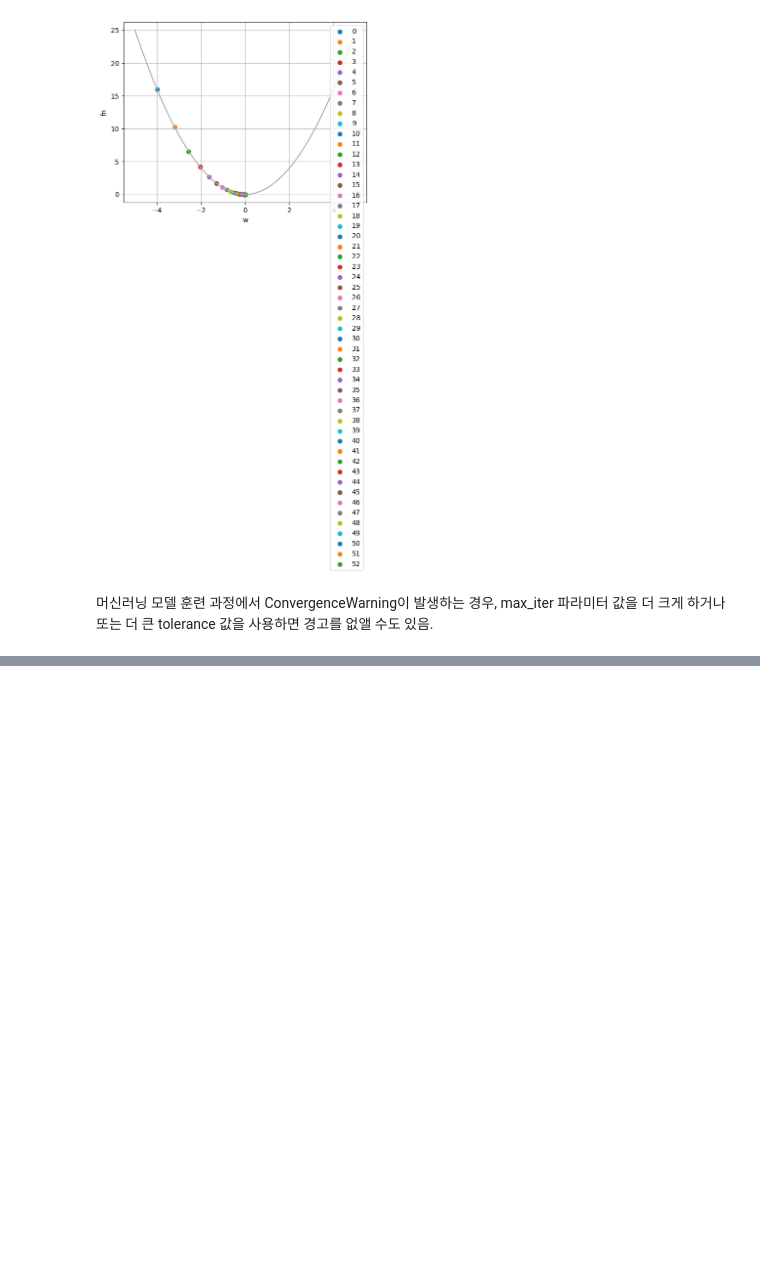
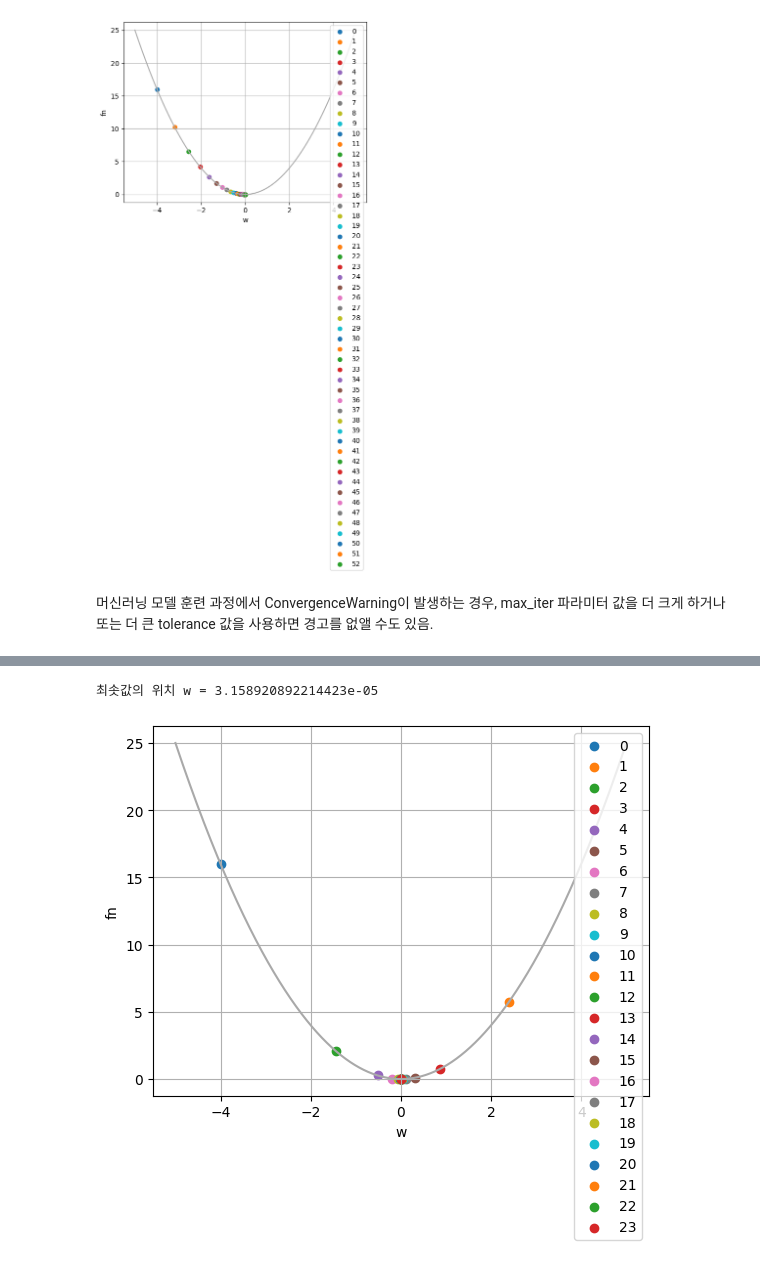
Before and after one commit to JakeOh/202605_BD57, a Jupyter notebook: lab_ml/ml07_grandient_descent.ipynb, the cells around one changed output, grey strips where cells are left out. Saved outputs shown, nothing was run; the diff lists cells and outputs as text; code cells hidden in the pictures; blank space fills up the shorter version.

```diff
--- a/lab_ml/ml07_grandient_descent.ipynb
+++ b/lab_ml/ml07_grandient_descent.ipynb
@@ -117,0 +138,5 @@ gradient_descent(max_iter=1_000, tolerance=0.00001)
+# %%
+gradient_descent(learning_rate=0.8)
+# %% [output]
+최솟값의 위치 w = 3.158920892214423e-05
+[figure, added]
```
Also changed, not shown: parts of 17 cells of this notebook.
